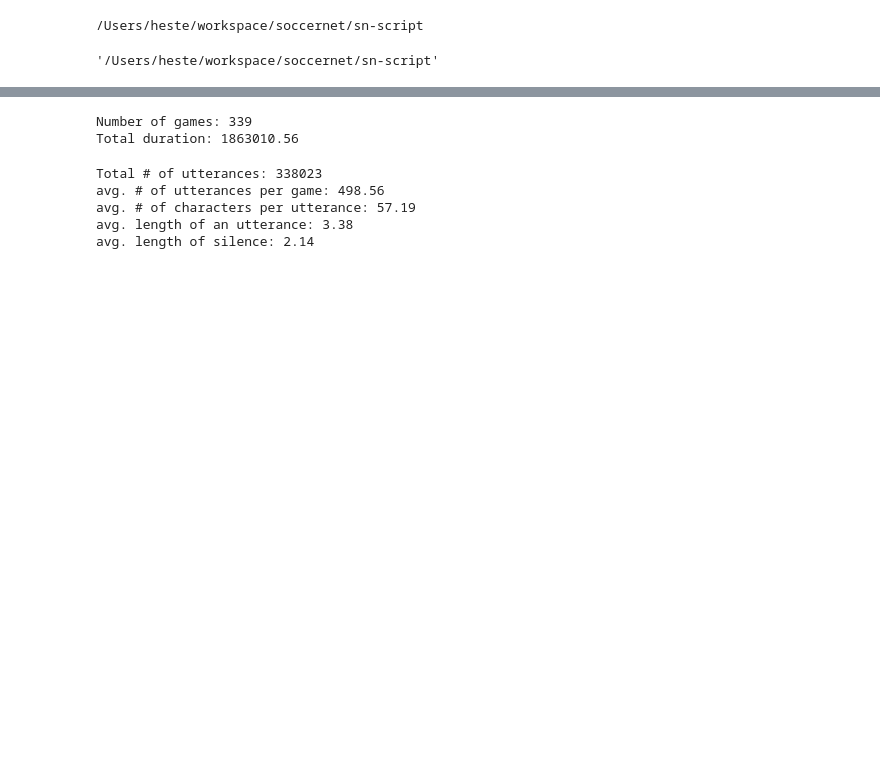
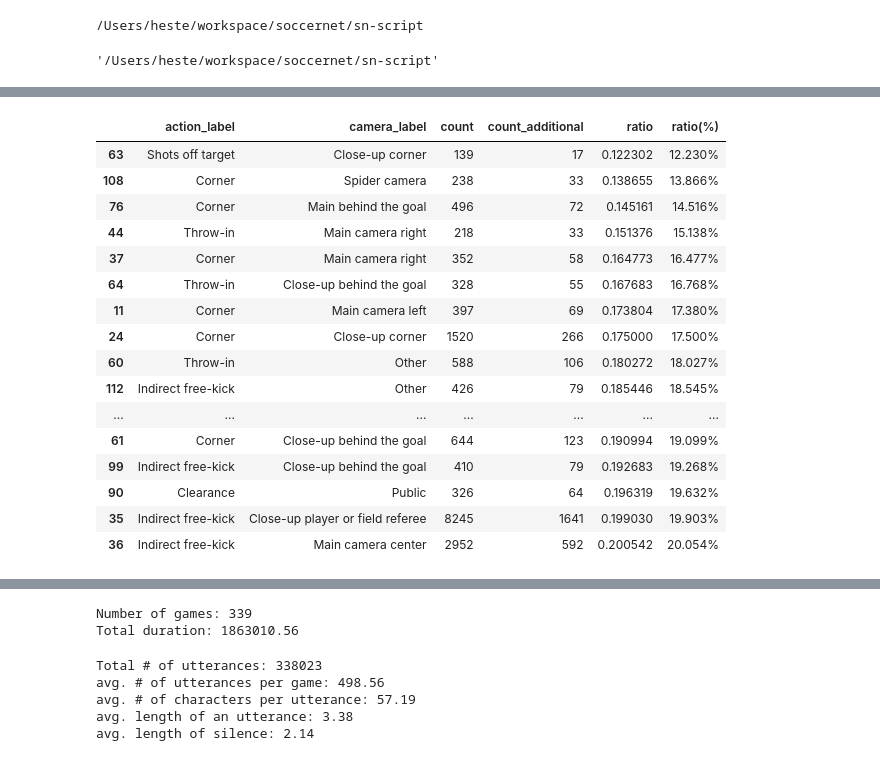
Before and after one commit to zaemon1251-hesty/soccer-bg-script, a Jupyter notebook: notebook/explore_scbi-v2.ipynb, the cells around one changed output, grey strips where cells are left out. Cells and saved outputs as stored; diff of their text form; code cells hidden in the pictures; blank space fills up the shorter version.

```diff
--- a/notebook/explore_scbi-v2.ipynb
+++ b/notebook/explore_scbi-v2.ipynb
@@ -42 +85,22 @@ camera_df = pd.read_csv(Config.sncameras_path)
+# %%
+# 付加的情報が少ないペアを表示
+pair_result_df[pair_result_df["count"] >= 100].sort_values(by="ratio", ascending=True).head(20)
+# %% [output]
+|  | action_label | camera_label | count | count_additional | ratio | ratio(%) |
+| 63 | Shots off target | Close-up corner | 139 | 17 | 0.122302 | 12.230% |
+| 108 | Corner | Spider camera | 238 | 33 | 0.138655 | 13.866% |
+| 76 | Corner | Main behind the goal | 496 | 72 | 0.145161 | 14.516% |
+| 44 | Throw-in | Main camera right | 218 | 33 | 0.151376 | 15.138% |
+| 37 | Corner | Main camera right | 352 | 58 | 0.164773 | 16.477% |
+| 64 | Throw-in | Close-up behind the goal | 328 | 55 | 0.167683 | 16.768% |
+| 11 | Corner | Main camera left | 397 | 69 | 0.173804 | 17.380% |
+| 24 | Corner | Close-up corner | 1520 | 266 | 0.175000 | 17.500% |
+| 60 | Throw-in | Other | 588 | 106 | 0.180272 | 18.027% |
+| 112 | Indirect free-kick | Other | 426 | 79 | 0.185446 | 18.545% |
+| ... | ... | ... | ... | ... | ... | ... |
+| 61 | Corner | Close-up behind the goal | 644 | 123 | 0.190994 | 19.099% |
+| 99 | Indirect free-kick | Close-up behind the goal | 410 | 79 | 0.192683 | 19.268% |
+| 90 | Clearance | Public | 326 | 64 | 0.196319 | 19.632% |
+| 35 | Indirect free-kick | Close-up player or field referee | 8245 | 1641 | 0.199030 | 19.903% |
+| 36 | Indirect free-kick | Main camera center | 2952 | 592 | 0.200542 | 20.054% |
 # %%
```
Also changed, not shown: parts of 13 cells of this notebook, 8 other files.
